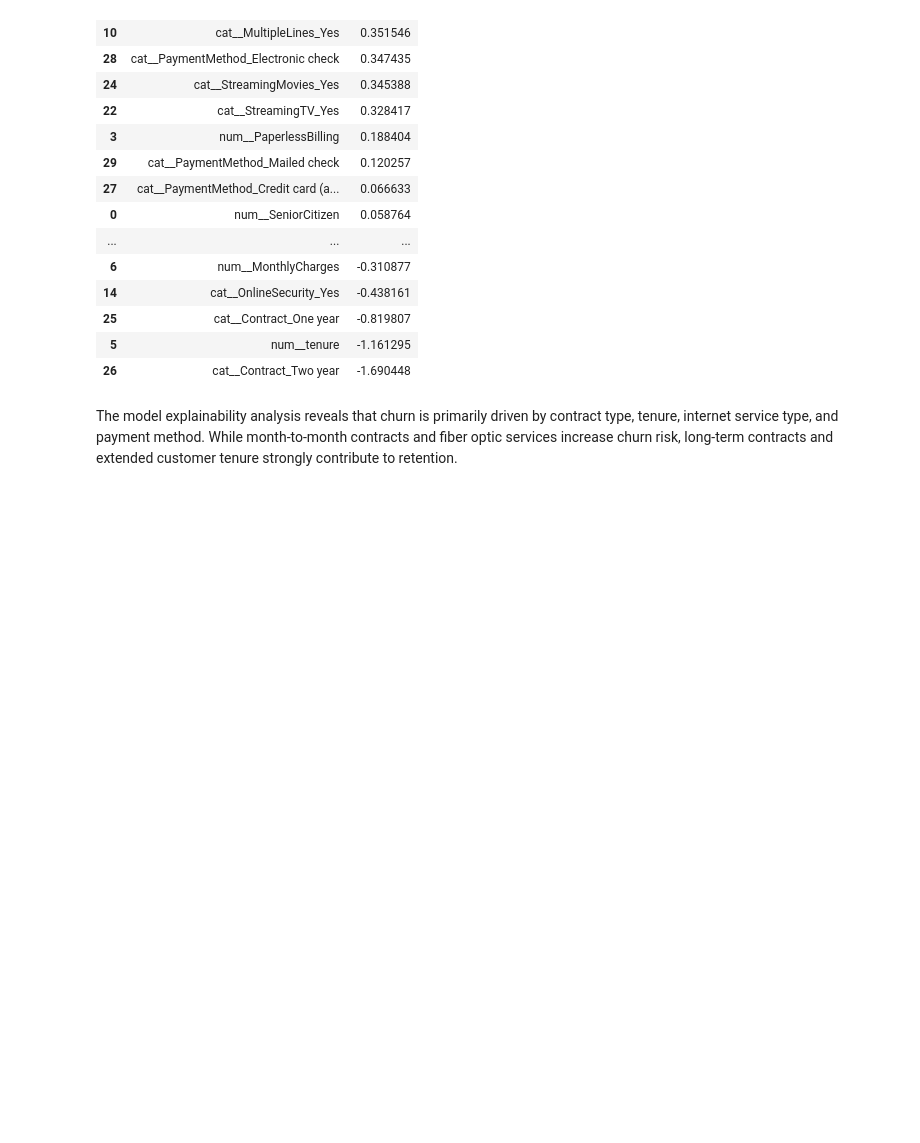
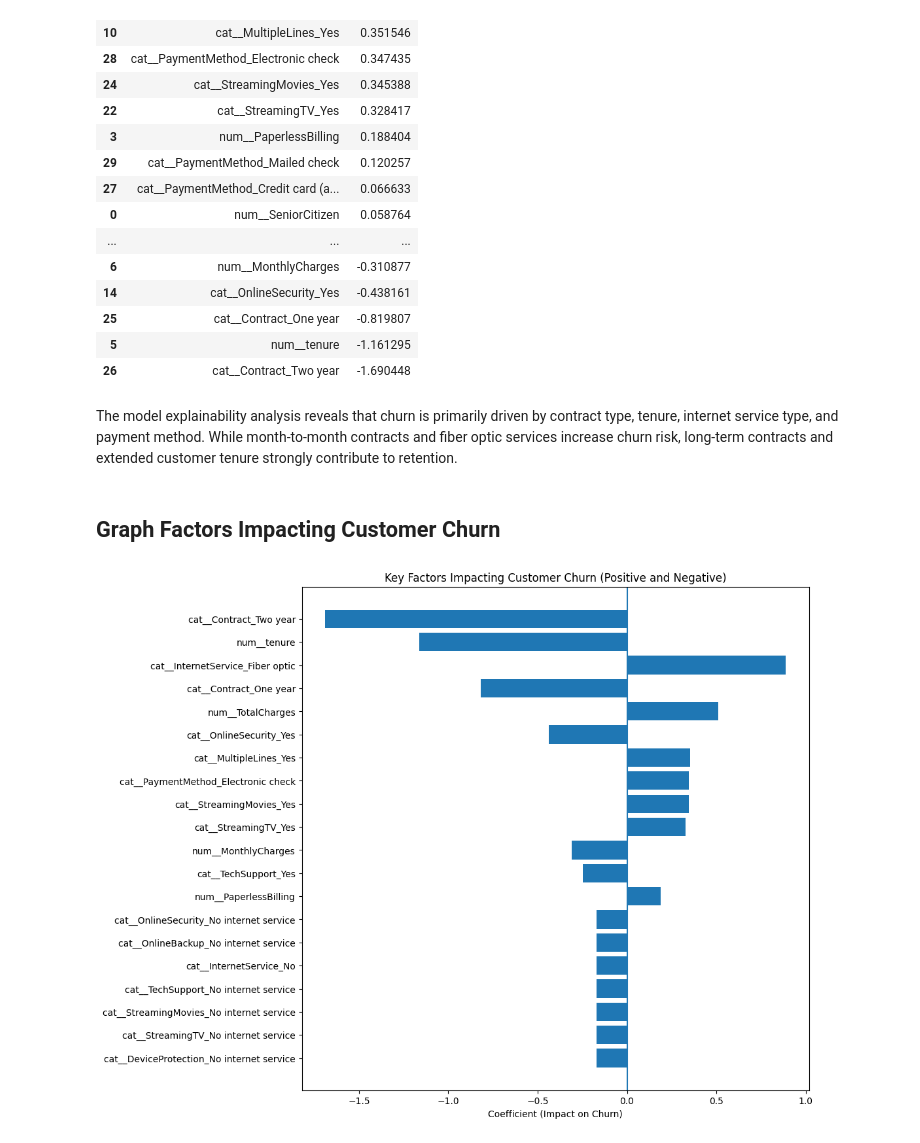
Before and after one commit to JessePMelo/Telco-Customer-Churn, a Jupyter notebook: data_science/notebooks/Telco_Customer_Churn.ipynb, the cells around one changed output. Saved outputs shown, nothing was run; the diff lists cells and outputs as text; code cells hidden in the pictures; blank space fills up the shorter version.

Commit message:
add: Graph Factors Impacting Customer Churn

```diff
--- a/data_science/notebooks/Telco_Customer_Churn.ipynb
+++ b/data_science/notebooks/Telco_Customer_Churn.ipynb
@@ -1022,3 +1022,24 @@ contract type, tenure, internet service type, and payment method. While
 month-to-month contracts and fiber optic services increase churn risk,
 long-term contracts and extended customer tenure strongly contribute to
 retention.
+# %% [markdown]
+## Graph Factors Impacting Customer Churn
+# %%
+# Create absolute impact column
+coef_df['abs_coef'] = coef_df['coefficient'].abs()
+
+top_impact = (
+    coef_df
+    .sort_values(by='abs_coef', ascending=False)
+    .head(20)
+)
+
+plt.figure(figsize=(10, 10))
+plt.barh(top_impact['feature'], top_impact['coefficient'])
+plt.xlabel('Coefficient (Impact on Churn)')
+plt.title('Key Factors Impacting Customer Churn (Positive and Negative)')
+plt.axvline(0)
+plt.gca().invert_yaxis()
+plt.show()
+# %% [output]
+[figure, added]
```
Also changed, not shown: parts of 2 cells of this notebook.
